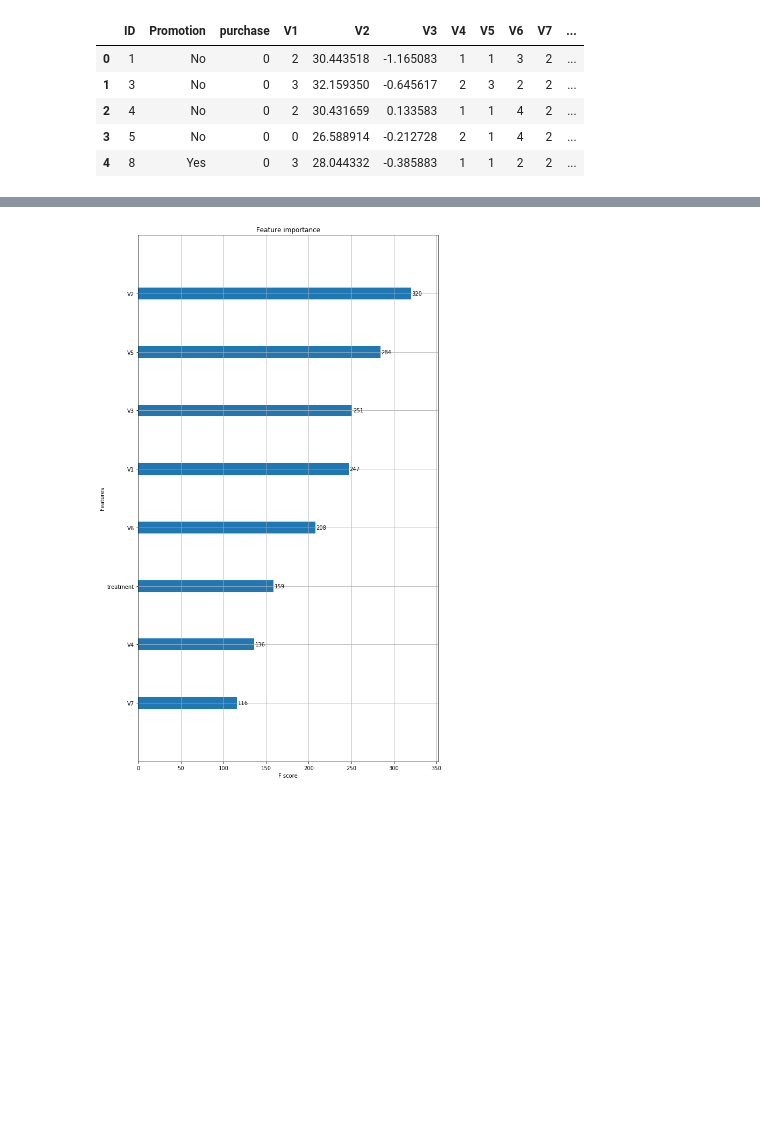
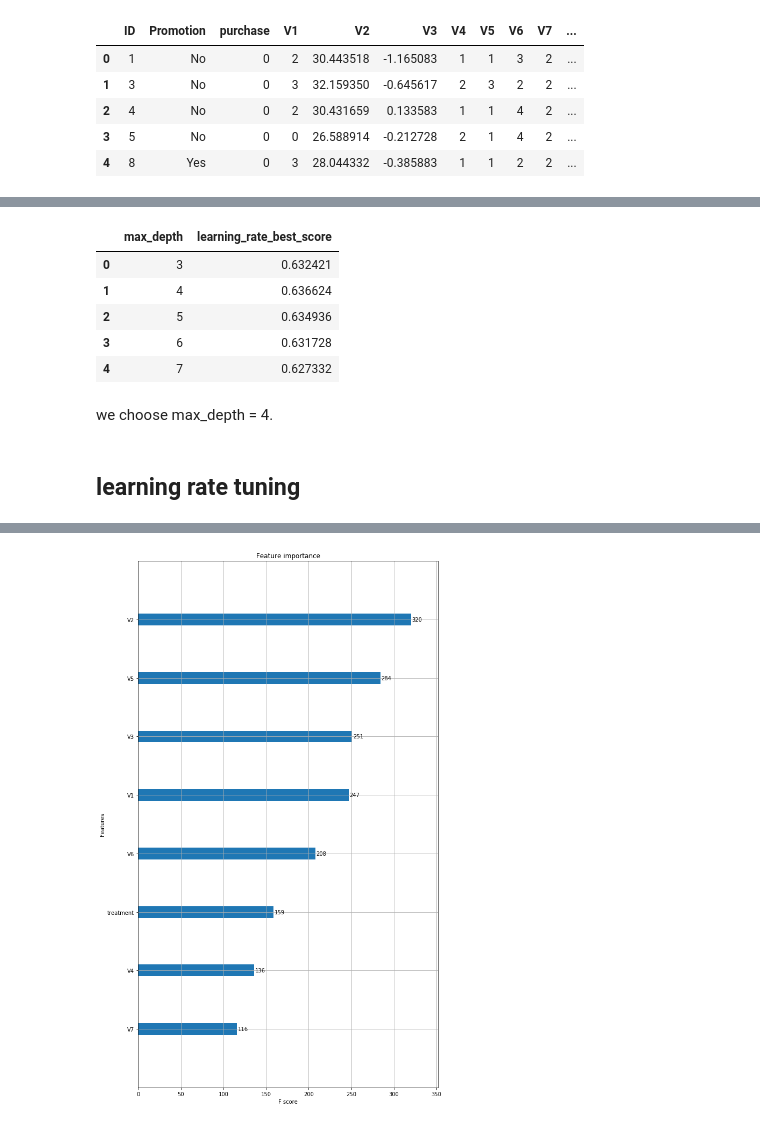
Before and after one commit to ygcahyono/dataScienceRecords, a Jupyter notebook: nano_degree/incremental_modelling/Starbucks.ipynb, the cells around one changed output, grey strips where cells are left out. Cells and saved outputs as stored; diff of their text form; code cells hidden in the pictures; blank space fills up the shorter version.

```diff
--- a/nano_degree/incremental_modelling/Starbucks.ipynb
+++ b/nano_degree/incremental_modelling/Starbucks.ipynb
@@ -279,0 +285,15 @@ XGBClassifier(base_score=0.5, booster='gbtree', colsample_bylevel=1,
+# %%
+model = xgb.XGBClassifier(silent=True,
+                      scale_pos_weight=1,
+                      learning_rate=0.01,
+                      colsample_bytree = 0.4,
+                      subsample = 0.8,
+                      objective='binary:logistic',
+                      n_estimators=1000,
+                      reg_alpha = 0.3,
+                      max_depth=4,
+                      gamma=10,
+                         n_jobs=-1)
+
+model.fit(X_train_upsamp, Y_train_upsamp, eval_set=eval_set,\
+                    eval_metric="auc", verbose=True, early_stopping_rounds=30)
@@ -279,0 +327,25 @@ XGBClassifier(base_score=0.5, booster='gbtree', colsample_bylevel=1,
+# %%
+max_depth_best_score=[]
+max_depth= [3,4,5,6,7]
+for l in max_depth:
+
+    eval_set = [(X_train_upsamp, Y_train_upsamp), (X_valid, Y_valid)]
+    model = xgb.XGBClassifier(silent=True,
+                          scale_pos_weight=1,
+                          learning_rate=0.01,
+                          colsample_bytree = 0.4,
+                          subsample = 0.8,
+                          objective='binary:logistic',
+                          n_estimators=1000,
+                          reg_alpha = 0.3,
+                          max_depth=l,
+                          gamma=10,
+                          n_jobs=-1)
+    model.fit(X_train_upsamp, Y_train_upsamp, eval_set=eval_set,\
+                        eval_metric="auc", verbose=True, early_stopping_rounds=30)
+
+    In= model.best_score
+    max_depth_best_score.append(In)
+
+max_depth_df= pd.DataFrame({'max_depth':max_depth,
+             'learning_rate_best_score':max_depth_best_score})
@@ -279,0 +370,13 @@ XGBClassifier(base_score=0.5, booster='gbtree', colsample_bylevel=1,
+# %%
+max_depth_df
+# %% [output]
+|  | max_depth | learning_rate_best_score |
+| 0 | 3 | 0.632421 |
+| 1 | 4 | 0.636624 |
+| 2 | 5 | 0.634936 |
+| 3 | 6 | 0.631728 |
+| 4 | 7 | 0.627332 |
+# %% [markdown]
+we choose max_depth = 4.
+# %% [markdown]
+## learning rate tuning
```
Also changed, not shown: parts of 28 cells of this notebook, 1 other file.
